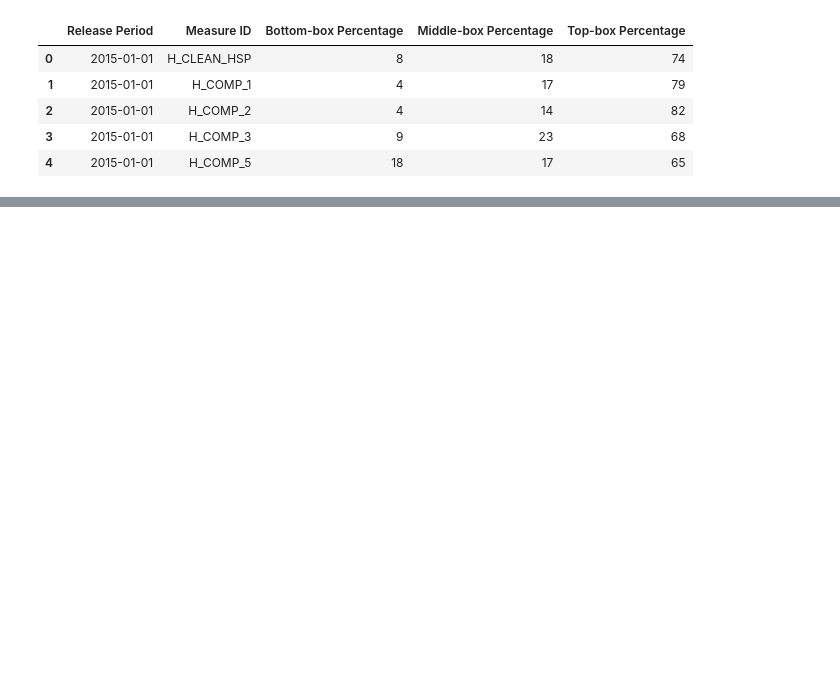
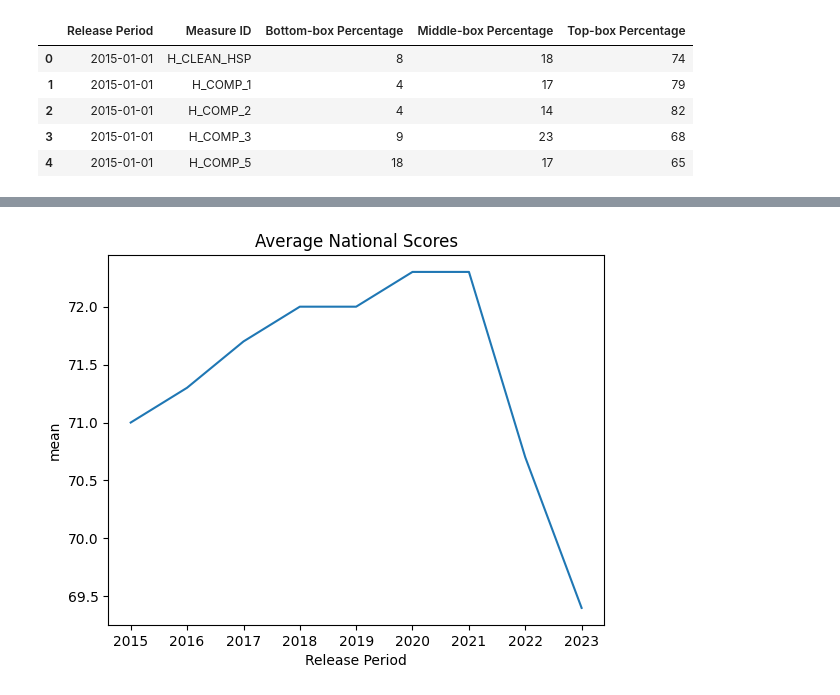
Before and after one commit to andyguo0228/maven_healthcare, a Jupyter notebook: maven_healthcare.ipynb, the cells around one changed output, grey strips where cells are left out. Drawn from its saved outputs; the diff is of its cells as text; code cells hidden in the pictures; blank space fills up the shorter version.

```diff
--- a/maven_healthcare.ipynb
+++ b/maven_healthcare.ipynb
@@ -178,0 +85,4 @@ plt.show()
+# %%
+
+national_results_avg = national_results.groupby('Release Period')['Top-box Percentage'].agg(['mean', 'median', 'std']).reset_index()
+national_results_avg
@@ -178,0 +100,6 @@ plt.show()
+# %%
+# Plot average national scores over time
+sns.lineplot(data=national_results_avg, x='Release Period', y='mean')
+plt.title('Average National Scores')
+# %% [output]
+[figure, added]
```
Also changed, not shown: parts of 25 cells of this notebook.
